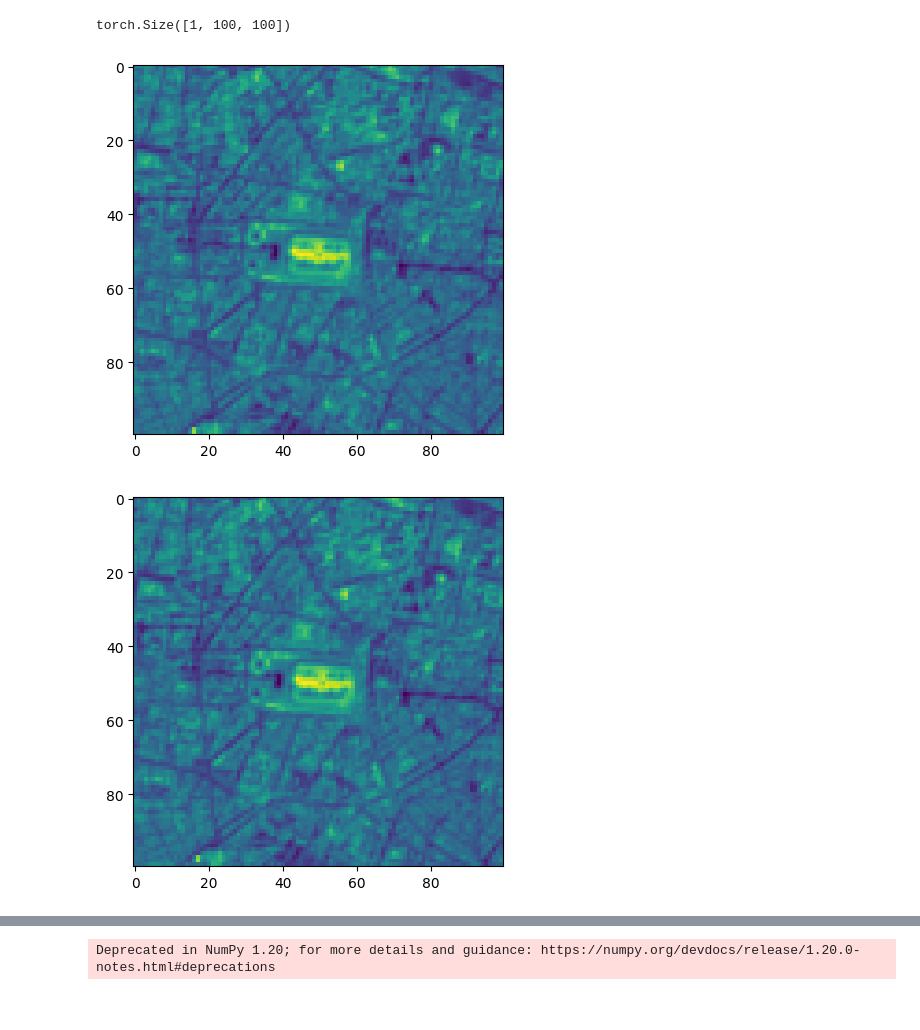
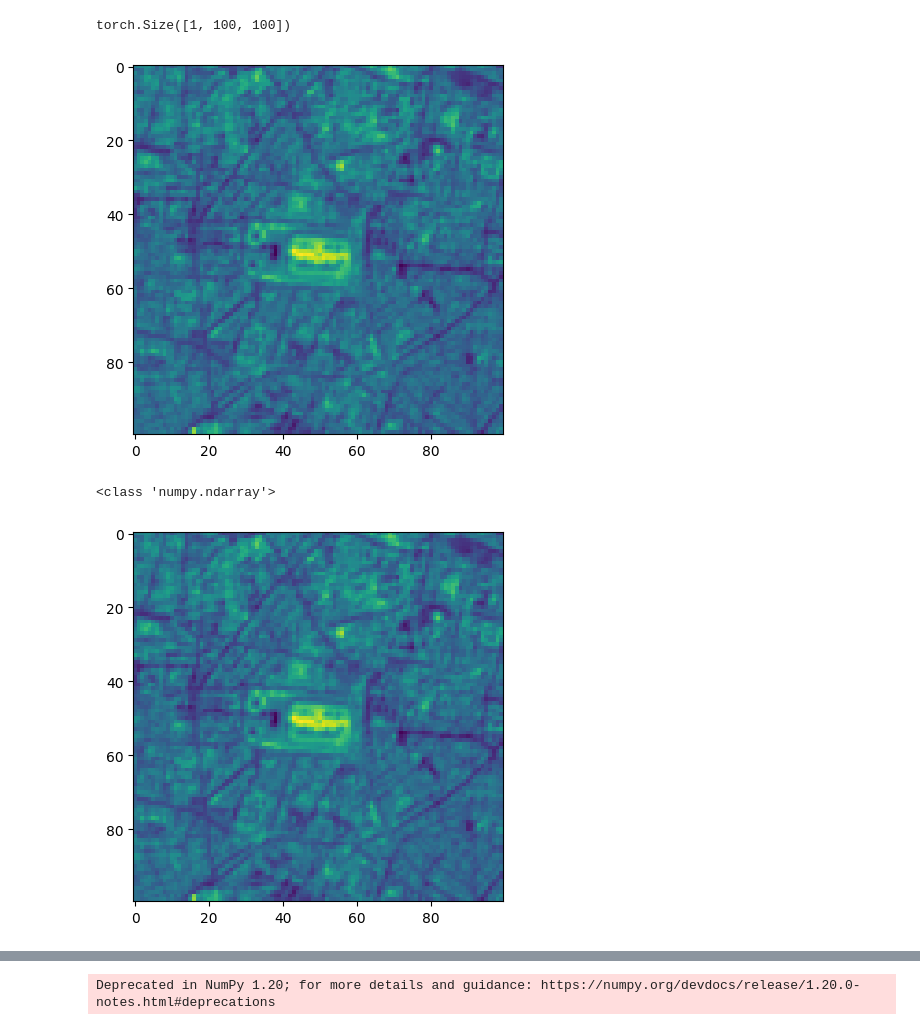
Before and after one commit to plantnet/malpolon, a Jupyter notebook: malpolon/data/torchgeo/sandbox.ipynb, the cells around one changed output, grey strips where cells are left out. Saved outputs shown, nothing was run; the diff lists cells and outputs as text; code cells hidden in the pictures.

```diff
--- a/malpolon/data/torchgeo/sandbox.ipynb
+++ b/malpolon/data/torchgeo/sandbox.ipynb
@@ -756,16 +742,9 @@ print(res_mlc['image'].shape)
 # %% [output]
 torch.Size([1, 100, 100])
-# %%
-dataset_mlc = RasterTorchGeo('/home/waramz/Documents/INRIA_Pl@ntNet/git/malpolon/malpolon/data/torchgeo/dataset/sentinel')
-a = dataset_mlc[{'lon':3.87075, 'lat':43.61135, 'crs':dataset_mlc.crs_pyproj.geodetic_crs, 'units':'pixel', 'size': (100, 100)}]
-plt.figure()
-plt.imshow(a['image'][0])
-plt.show()
-# %% [output]
-[figure, removed]
 # %%
 plt.figure()
-plt.imshow(res_mlc['image'][0])
+plt.axis='off'
+plt.imshow(res_sent['image'][0])
 plt.show()
 # %% [output]
-[figure, old version]
+[figure, new version]
@@ -772,3 +754,14 @@ plt.show()
+# %%
+tensor = a['image'][0] / a['image'][0].max()
+tensor = np.array(tensor*255)
+print(type(tensor))
+tensor = tensor.astype(np.uint8)
+plt.figure()
+plt.imshow(tensor)
+plt.show()
+# %% [output]
+<class 'numpy.ndarray'>
+[figure, added]
 # %%
 def subsampling(img, factor=4):
     img_sous_ech = np.empty([round(img.shape[0]/factor),round(img.shape[1]/factor)])
```
Also changed, not shown: parts of 12 cells of this notebook, 3 other files.
